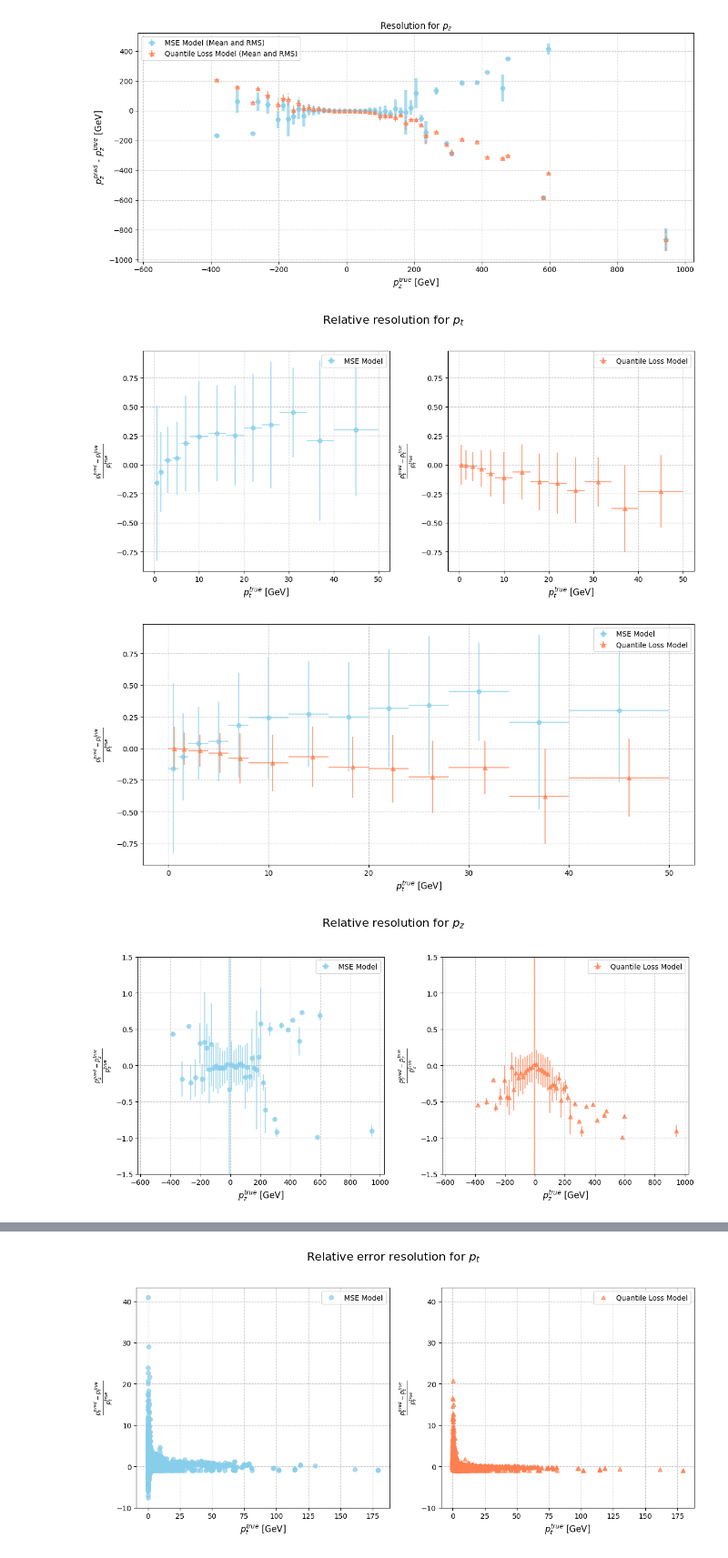
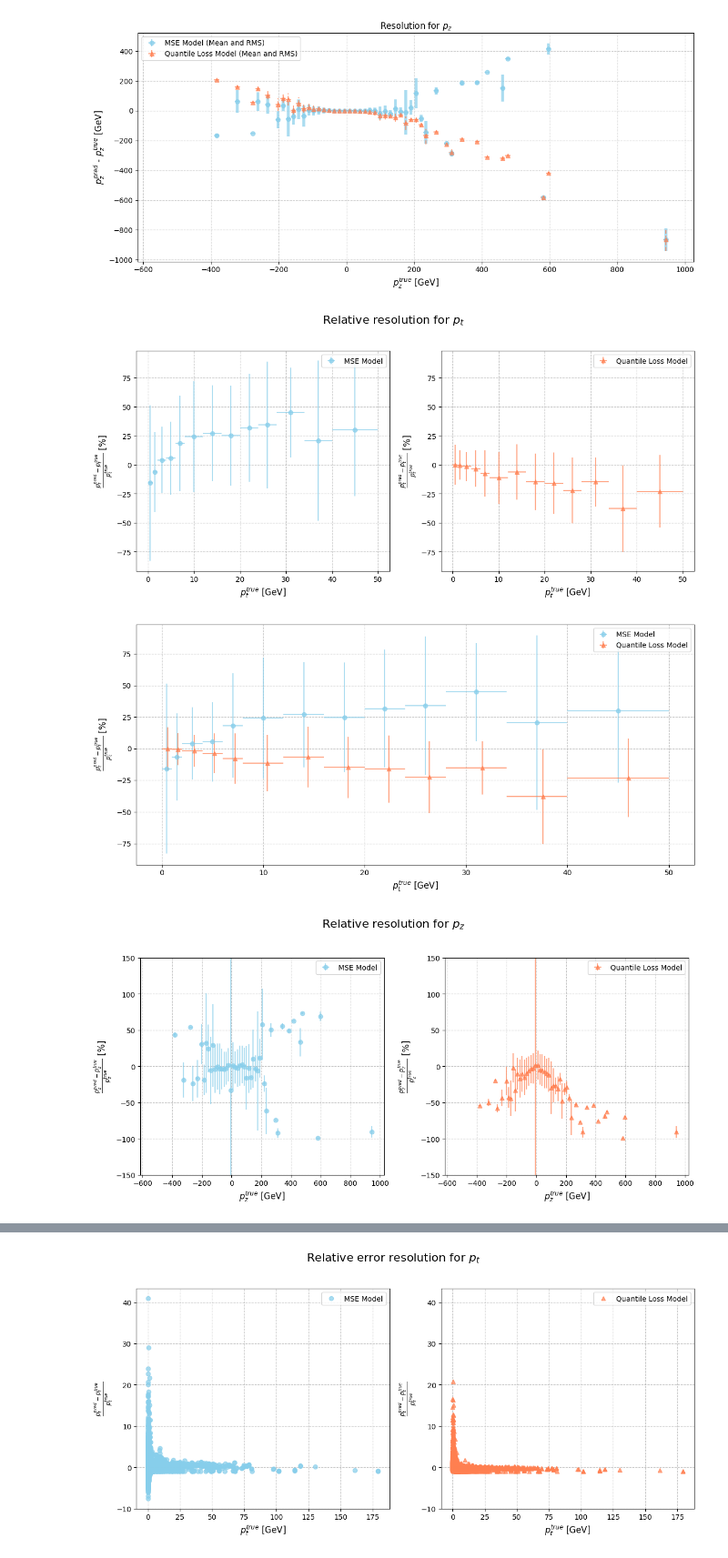
Before and after one commit to soot-bit/TrackFormer, a Jupyter notebook: dataanalysis.ipynb, the cells around one changed output, grey strips where cells are left out. Shown at 91% size. Drawn from its saved outputs; the diff is of its cells as text; code cells hidden in the pictures.

Commit message:
Make resolution plots in percentages

```diff
--- a/dataanalysis.ipynb
+++ b/dataanalysis.ipynb
@@ -509,11 +509,15 @@ def plot_pi_rel_resolutions():
         relative_errors_mse_var = errors_mse_var / pi_true_list
         relative_errors_qloss_var = errors_qloss_var / pi_true_list
 
+        # Make it percentage
+        relative_errors_mse_var *= 100
+        relative_errors_qloss_var *= 100
+
         title = f"Relative resolution for ${var}$"
         true_label = f"${var}^{{true}}$"
         pred_label = f"${var}^{{pred}}$"
         xlabel = true_label + " [GeV]"
-        ylabel = r"$\frac{" + f"{pred_label} - {true_label}".replace("$", "") + "}{" + f"{true_label}".replace("$", "") + "}$"
+        ylabel = r"$\frac{" + f"{pred_label} - {true_label}".replace("$", "") + "}{" + f"{true_label}".replace("$", "") + "}$" + " [%]"
         filename = f"rel_resolution_{var}.png"
         filename = output_dir / filename
 
@@ -571,7 +575,7 @@ def plot_pi_rel_resolutions():
         plt.grid(True, linestyle="--", alpha=0.7)
         plt.legend()
         if var_index == 1:
-            plt.ylim(-1.5, 1.5)
+            plt.ylim(-1.5*100, 1.5*100)
 
         # Qloss
         plt.subplot(1, 2, 2)
@@ -591,7 +595,7 @@ def plot_pi_rel_resolutions():
         plt.grid(True, linestyle="--", alpha=0.7)
         plt.legend()
         if var_index == 1:
-            plt.ylim(-1.5, 1.5)
+            plt.ylim(-1.5*100, 1.5*100)
 
         sync_plot_limits()
 
@@ -618,34 +622,34 @@ def plot_pi_rel_resolutions():
         shift = bin_sizes * 0.1
         xerr_low = bin_sizes / 2 + shift
         xerr_high = bin_sizes / 2 - shift
         xerr_high[xerr_high < 0] = 0
         plt.errorbar(
             bin_centers + shift,
             bin_counts_q_loss,
             yerr=bin_std_q_loss,
             xerr=[xerr_low, xerr_high],
             alpha=0.7,
             label="Quantile Loss Model",
             color="coral",
             marker="^",
             linestyle="None",
         )
         plt.xlabel(xlabel, fontsize=12)
         plt.ylabel(ylabel, fontsize=12)
         plt.grid(True, linestyle="--", alpha=0.7)
         plt.legend()
         plt.tight_layout(rect=[0, 0.03, 1, 0.95])
         if var_index == 1:
-            plt.ylim(-1.5, 1.5)
+            plt.ylim(-1.5*100, 1.5*100)
         # if var_index == 0:
         #     plt.xscale("log")
         #     # plt.yscale("log")
         plt.savefig(filename, format="png")
         plt.show()
 
 
 plot_pi_rel_resolutions()
 # %% [output]
-[figure, old version]
+[figure, new version]
-[figure, old version]
+[figure, new version]
-[figure, old version]
+[figure, new version]
```
Also changed, not shown: parts of 2 cells of this notebook.
